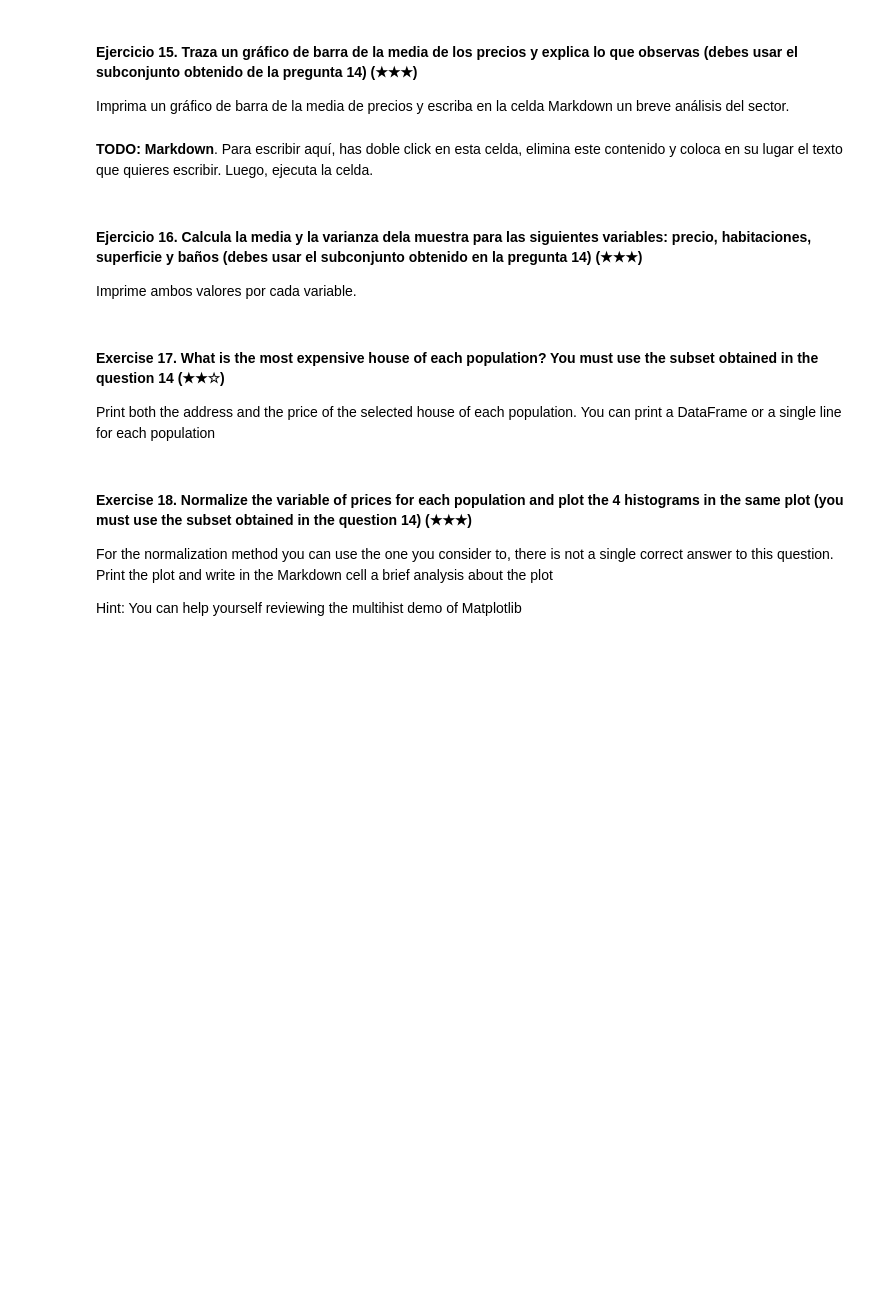
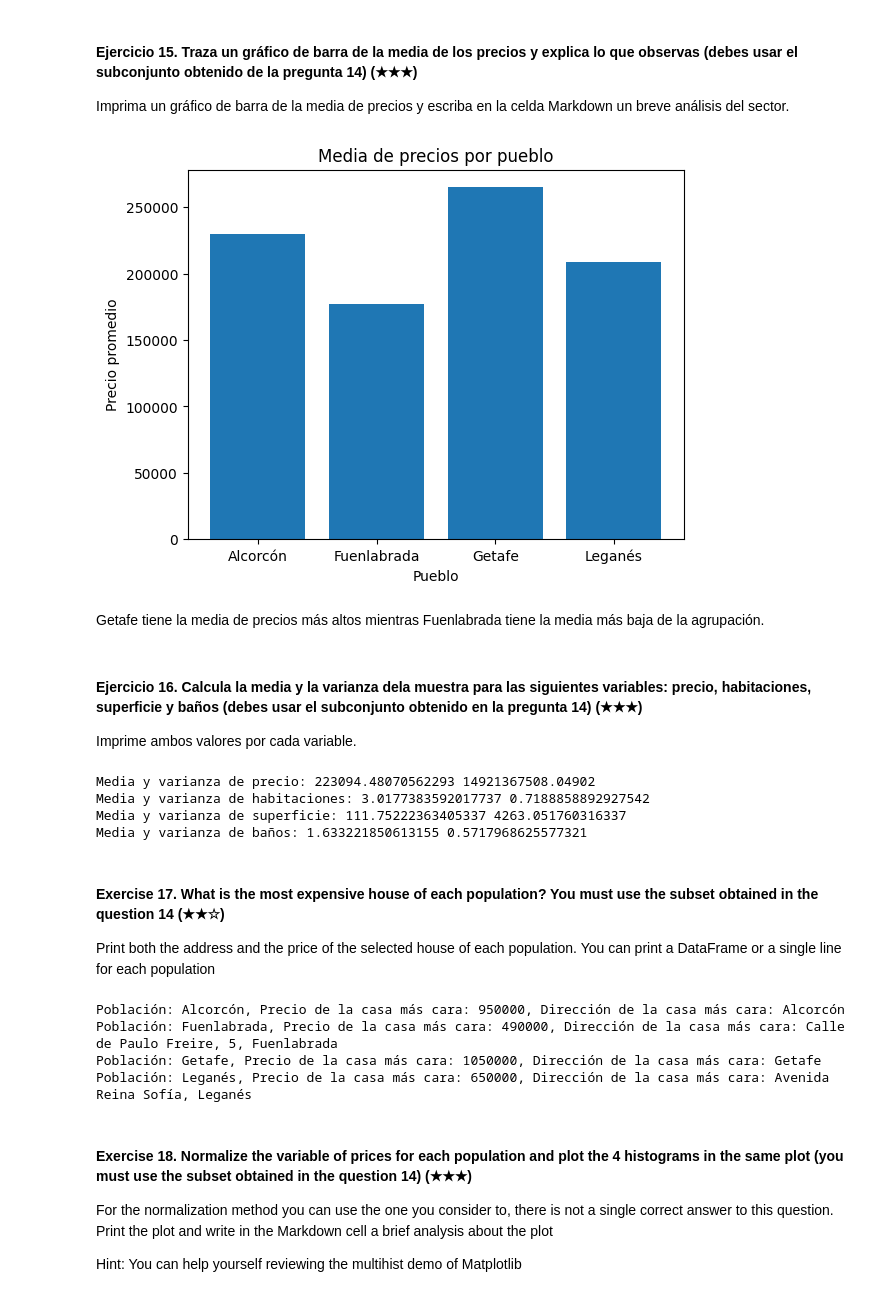
Before and after one commit to lbdelilla/realestate-datacleanup-exercise, a Jupyter notebook: project.es.ipynb, the cells around one changed output. Drawn from its saved outputs; the diff is of its cells as text; code cells hidden in the pictures; blank space fills up the shorter version.

```diff
--- a/project.es.ipynb
+++ b/project.es.ipynb
@@ -258,3 +258,12 @@ plt.show()
 Imprime el valor obtenido.
 # %%
 # TODO
+import pandas as pd
+
+ds = pd.read_csv('assets/real_estate.csv', sep=';')
+
+# print(ds.groupby("realEstate_name").count()) Cuenta cuantas hay de cada una.
+
+print(len(ds.groupby('realEstate_name')['realEstate_name'].nunique())) #cuenta la cantidad de valores únicos en la columna "realEstate_name" y luego calcula el largo
+
+print(len(ds.groupby('realEstate_name').size())) #los agrupa por cantidad de ocurrencias y luego calcula el largo
@@ -276,20 +325,79 @@ Pista: Filtra el Dataframe original usando la columna `level5` y la función `is
 Imprima un gráfico de barra de la media de precios y escriba en la celda Markdown un breve análisis del sector.
 # %%
 # TODO: Code
+import matplotlib.pyplot as plt
+
+subconjunto = ds[ds['level5'].isin(["Fuenlabrada", "Leganés", "Getafe", "Alcorcón"])]
+mean_prices = subconjunto.groupby("level5")['price'].mean()
+
+labels = mean_prices.index
+values = mean_prices.values
+
+plt.bar(labels, values)
+
+plt.title("Media de precios por pueblo")
+plt.xlabel("Pueblo")
+plt.ylabel("Precio promedio")
+plt.show()
+# %% [output]
+[figure, added]
 # %% [markdown]
-**TODO: Markdown**. Para escribir aquí, has doble click en esta celda, elimina este contenido y coloca en su lugar el texto que quieres escribir. Luego, ejecuta la celda.
+Getafe tiene la media de precios más altos mientras Fuenlabrada tiene la media más baja de la agrupación.
 # %% [markdown]
 #### Ejercicio 16. Calcula la media y la varianza dela muestra para las siguientes variables: precio, habitaciones, superficie y baños (debes usar el subconjunto obtenido en la pregunta 14) (★★★)
 
 Imprime ambos valores por  cada variable.
 # %%
 # TODO
+
+subconjunto = ds[ds['level5'].isin(["Fuenlabrada", "Leganés", "Getafe", "Alcorcón"])]
+
+mean_prices = subconjunto['price'].mean()
+var_prices = subconjunto['price'].var()
+
+mean_rooms = subconjunto['rooms'].mean()
+var_rooms =  subconjunto['rooms'].var()
+
+
+mean_surface = subconjunto['surface'].mean()
+var_surface =  subconjunto['surface'].var()
+
+mean_bathroom = subconjunto['bathrooms'].mean()
+var_bathroom =  subconjunto['bathrooms'].var()
+
+
+print("Media y varianza de precio:", mean_prices, var_prices)
+print("Media y varianza de habitaciones:", mean_rooms, var_rooms)
+print("Media y varianza de superficie:", mean_surface, var_surface)
+print("Media y varianza de baños:", mean_bathroom, var_bathroom)
+# %% [output]
+Media y varianza de precio: 223094.48070562293 14921367508.04902
+Media y varianza de habitaciones: 3.0177383592017737 0.7188858892927542
+Media y varianza de superficie: 111.75222363405337 4263.051760316337
+Media y varianza de baños: 1.633221850613155 0.5717968625577321
 # %% [markdown]
 #### Exercise 17. What is the most expensive house of each population? You must use the subset obtained in the question 14 (★★☆)
 
 Print both the address and the price of the selected house of each population. You can print a DataFrame or a single line for each population
 # %%
 # TODO
+subconjunto = ds[ds['level5'].isin(["Fuenlabrada", "Leganés", "Getafe", "Alcorcón"])]
+max_prices = subconjunto.groupby("level5")['price'].max()
+addresses = subconjunto.loc[subconjunto['price'].isin(max_prices), ['level5', 'address']]
+# print(max_prices, addresses)
+
+
+max_prices_indices = subconjunto.groupby('level5')['price'].idxmax()
+
+
+for index in max_prices_indices:
+    max_price_row = subconjunto.loc[index]
+    print(f"Población: {max_price_row['level5']}, Precio de la casa más cara: {max_price_row['price']}, Dirección de la casa más cara: {max_price_row['address']}")
+# %% [output]
+Población: Alcorcón, Precio de la casa más cara: 950000, Dirección de la casa más cara: Alcorcón
+Población: Fuenlabrada, Precio de la casa más cara: 490000, Dirección de la casa más cara: Calle de Paulo Freire, 5, Fuenlabrada
+Población: Getafe, Precio de la casa más cara: 1050000, Dirección de la casa más cara: Getafe
+Población: Leganés, Precio de la casa más cara: 650000, Dirección de la casa más cara: Avenida Reina Sofía, Leganés
 # %% [markdown]
 #### Exercise 18. Normalize the variable of prices for each population and plot the 4 histograms in the same plot (you must use the subset obtained in the question 14) (★★★)
 
```
Also changed, not shown: parts of 8 cells of this notebook.
